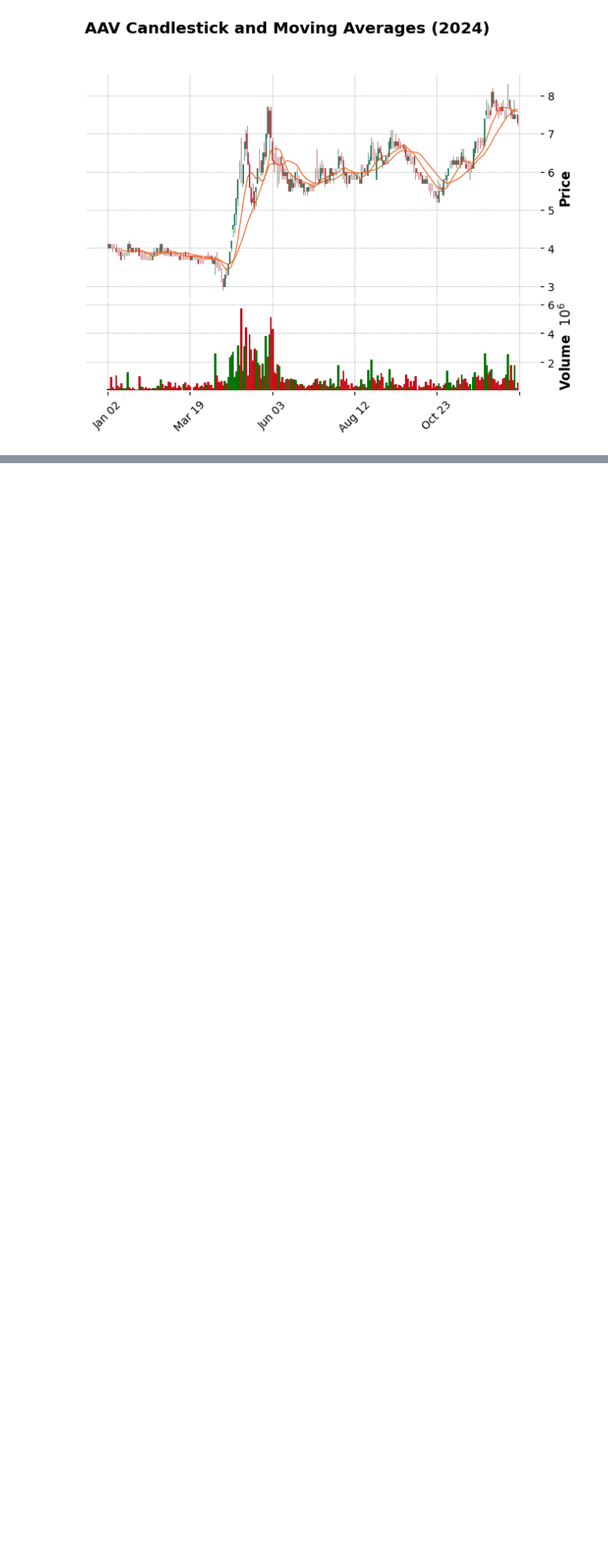
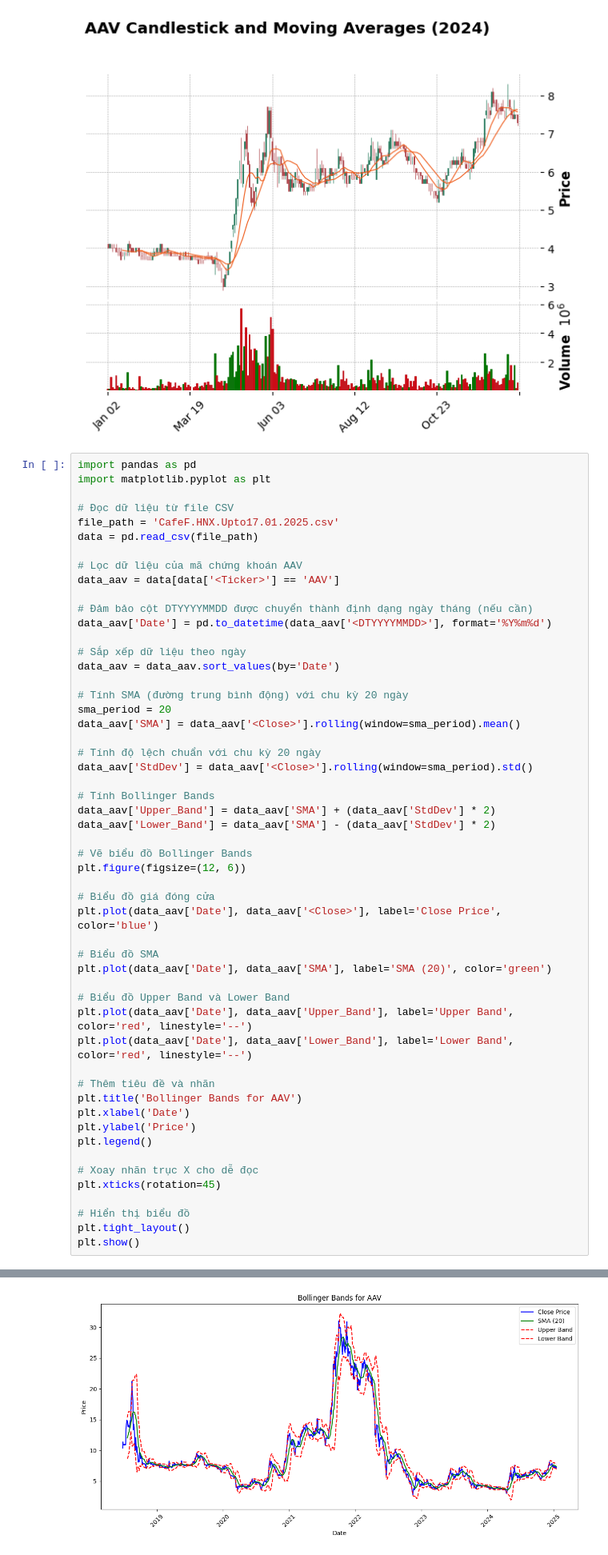
Before and after one commit to KienNguyenk64/CNDPT, a Jupyter notebook: Stock1.ipynb, the cells around one changed output, grey strips where cells are left out. Shown at 80% size. Drawn from its saved outputs; the diff is of its cells as text; blank space fills up the shorter version.

```diff
--- a/Stock1.ipynb
+++ b/Stock1.ipynb
@@ -338,3 +338,57 @@ Try using .loc[row_indexer,col_indexer] = value instead
 See the caveats in the documentation: https://pandas.pydata.org/pandas-docs/stable/user_guide/indexing.html#returning-a-view-versus-a-copy
   data_aav['Date'] = pd.to_datetime(data_aav['<DTYYYYMMDD>'], format='%Y%m%d')
 [figure]
+# %%
+import pandas as pd
+import matplotlib.pyplot as plt
+
+# Đọc dữ liệu từ file CSV
+file_path = 'CafeF.HNX.Upto17.01.2025.csv'
+data = pd.read_csv(file_path)
+
+# Lọc dữ liệu của mã chứng khoán AAV
+data_aav = data[data['<Ticker>'] == 'AAV']
+
+# Đảm bảo cột DTYYYYMMDD được chuyển thành định dạng ngày tháng (nếu cần)
+data_aav['Date'] = pd.to_datetime(data_aav['<DTYYYYMMDD>'], format='%Y%m%d')
+
+# Sắp xếp dữ liệu theo ngày
+data_aav = data_aav.sort_values(by='Date')
+
+# Tính SMA (đường trung bình động) với chu kỳ 20 ngày
+sma_period = 20
+data_aav['SMA'] = data_aav['<Close>'].rolling(window=sma_period).mean()
+
+# Tính độ lệch chuẩn với chu kỳ 20 ngày
+data_aav['StdDev'] = data_aav['<Close>'].rolling(window=sma_period).std()
+
+# Tính Bollinger Bands
+data_aav['Upper_Band'] = data_aav['SMA'] + (data_aav['StdDev'] * 2)
+data_aav['Lower_Band'] = data_aav['SMA'] - (data_aav['StdDev'] * 2)
+
+# Vẽ biểu đồ Bollinger Bands
+plt.figure(figsize=(12, 6))
+
+# Biểu đồ giá đóng cửa
+plt.plot(data_aav['Date'], data_aav['<Close>'], label='Close Price', color='blue')
+
+# Biểu đồ SMA
+plt.plot(data_aav['Date'], data_aav['SMA'], label='SMA (20)', color='green')
+
+# Biểu đồ Upper Band và Lower Band
+plt.plot(data_aav['Date'], data_aav['Upper_Band'], label='Upper Band', color='red', linestyle='--')
+plt.plot(data_aav['Date'], data_aav['Lower_Band'], label='Lower Band', color='red', linestyle='--')
+
+# Thêm tiêu đề và nhãn
+plt.title('Bollinger Bands for AAV')
+plt.xlabel('Date')
+plt.ylabel('Price')
+plt.legend()
+
+# Xoay nhãn trục X cho dễ đọc
+plt.xticks(rotation=45)
+
+# Hiển thị biểu đồ
+plt.tight_layout()
+plt.show()
+# %% [output]
@@ -340,0 +400 @@ See the caveats in the documentation: https://pandas.pydata.org/pandas-docs/stab
+[figure, added]
```
Also changed, not shown: parts of 2 cells of this notebook.
